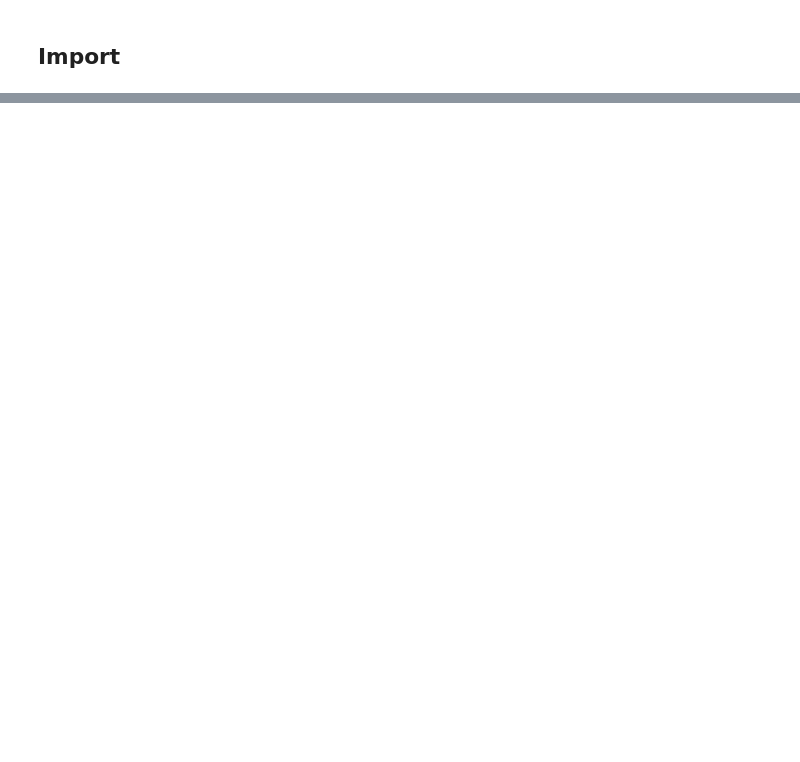
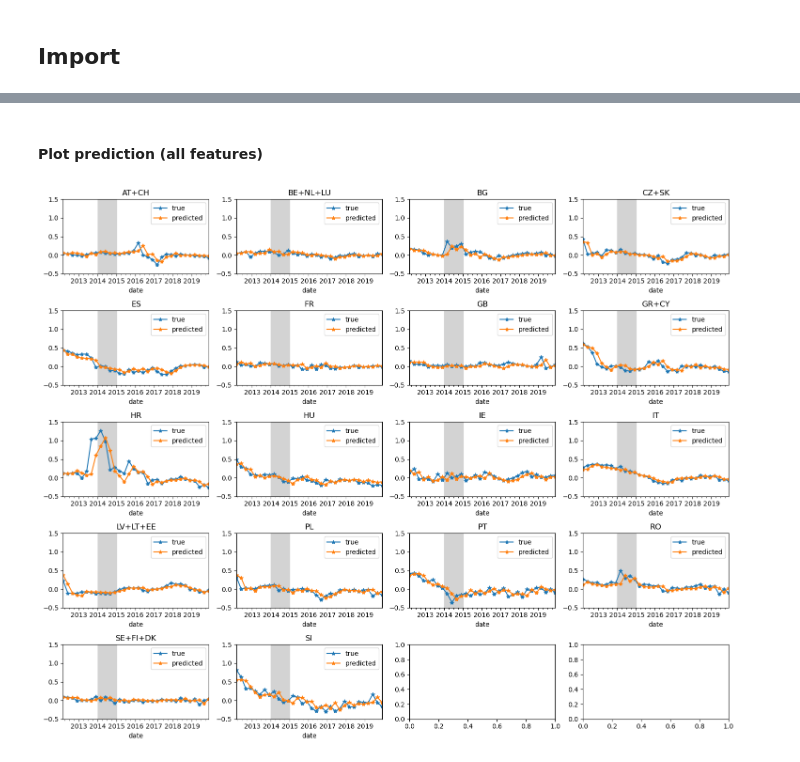
Before and after one commit to bertelsmannstift/eu-migration-forecast, a Jupyter notebook: notebooks/experiments/linreg.ipynb, the cells around one changed output, grey strips where cells are left out. Drawn from its saved outputs; the diff is of its cells as text; code cells hidden in the pictures; blank space fills up the shorter version.

```diff
--- a/notebooks/experiments/linreg.ipynb
+++ b/notebooks/experiments/linreg.ipynb
@@ -957,0 +34,12 @@ plt.show()
+# %%
+# migration rates
+df_values = eumf_data.load_registrations_from_csv(impute_missing=True)
+
+# google trends
+df_trends = eumf_data.load_trends_from_csv()
+
+countries = eumf_data.get_countries()
+keyword_ids = df_trends.columns.levels[0].tolist()
+
+df_gdp = eumf_data.read_gdp()
+df_unempl = eumf_data.read_unempl()
@@ -957,0 +89,6 @@ plt.show()
+# %%
+T_TEST_MIN = "2014"
+T_TEST_MAX = "2014"
+
+cv_default = model_selection.KFold(n_splits=7, shuffle=False)
+cv_random = model_selection.KFold(n_splits=7, shuffle=True, random_state=42)
@@ -957,0 +404,26 @@ plt.show()
+# %% [markdown]
+#### Plot prediction (all features)
+# %%
+i = -1
+reg = tuners[i].best_estimator_
+
+y_pred_all = eumf_eval.predict_all(reg, train_stackeds[i], test_stackeds[i], cv_default)
+
+fig, axs = eumf_eval.plot_prediction(
+    y_pred_all,
+    transformed.y,
+    # eumf_pipeline.inv_transform_y(y_pred_all, labeled.y),
+    # labeled.y,
+    n_rows=5,
+    n_cols=4,
+    figsize=(15, 12),
+    y_min=-0.5,
+    y_max=1.5,
+    marker="*",
+    t_min="2011",
+    vspan=("2014", "2015"),
+    t_max="2019",
+)
+plt.show()
+# %% [output]
+[figure, added]
```
Also changed, not shown: parts of 85 cells of this notebook.
